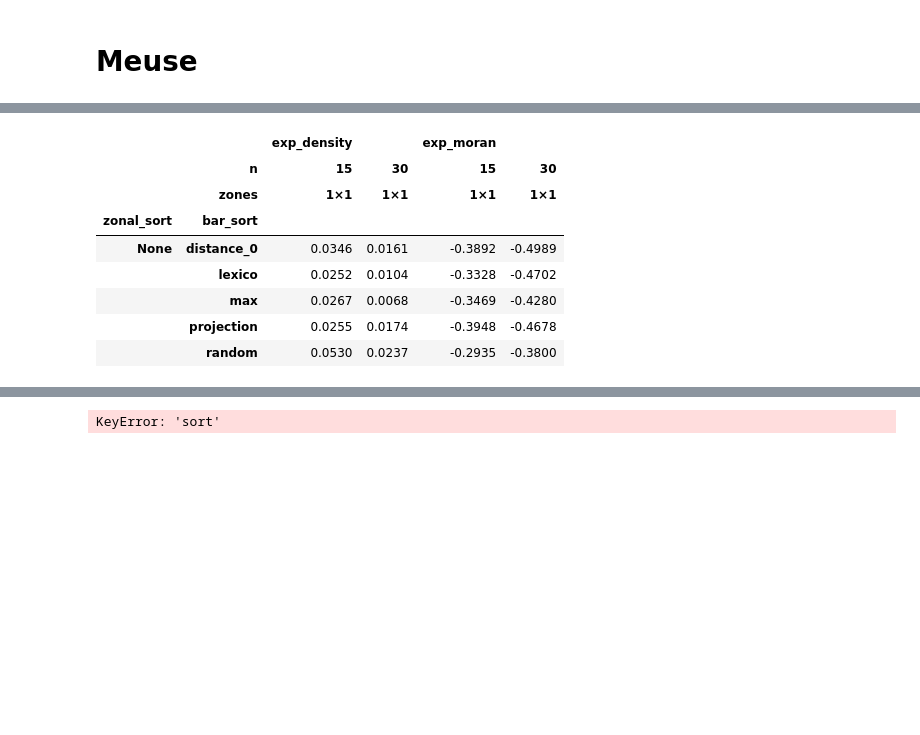
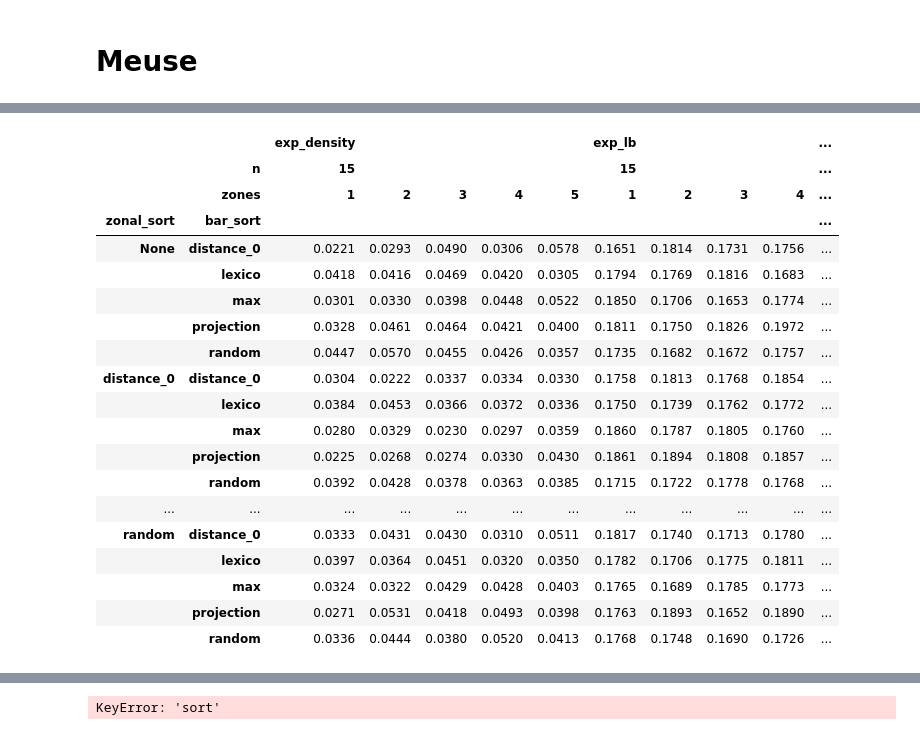
Before and after one commit to mehdimhb/geometric-sampling, a Jupyter notebook: Simulations/Expectation.ipynb, the cells around one changed output, grey strips where cells are left out. Drawn from its saved outputs; the diff is of its cells as text; code cells hidden in the pictures; blank space fills up the shorter version.

Commit message:
Add handling missing samples

```diff
--- a/Simulations/Expectation.ipynb
+++ b/Simulations/Expectation.ipynb
@@ -272,3 +242,0 @@ np.float64(30.0)
-# %%
-moran_scores, lb_scores = score_all_samples_moran_lb(coords, probs, samples)
-np.argmax(moran_scores), moran_scores[np.argmax(moran_scores)]
@@ -303,6 +265,8 @@ def evaluate_meuse(
     coords = coords_dict['meuse']
     probs = probs_dict['meuse']['equal']
 
+    best_moran_sofar = 0
+
     for n, zones, zone_mode, zonal_sort, sort_method in tqdm(
         combos,
         desc="Total combos",
@@ -315,12 +279,13 @@ def evaluate_meuse(
         kss = gs.sampling.KMeansSpatialSamplingSimple(
             coords, modified_probs,
             n=n,
-            n_zones=zones if zone_mode == 'sweep' else zones[0]+1,
+            n_zones=zones,
             tolerance=tolerance,
             split_size=split_size,
             zone_mode=zone_mode,
             sort_method=sort_method,
-            zonal_sort=zonal_sort
+            zonal_sort=zonal_sort,
+            max_missed_samples=1
         )
 
         density_expected = np.round(kss.expected_score(), 4)
@@ -333,6 +298,10 @@ def evaluate_meuse(
 
         lb_expected = np.round(kss.expected_score(lb_scores), 4)
         lb_val = np.round(kss.var_score(lb_scores), 4)
+
+        if moran_expected < best_moran_sofar:
+            best_moran_sofar = moran_expected
+            print()
 
         records.append({
             'n': n,
@@ -353,13 +322,13 @@ def evaluate_meuse(
 df = evaluate_meuse(
     coords_dict,
     probs_dict,
-    n_values=[15, 30],
-    zone_list=[(1, 1)],
-    # zone_list=[2, 3, 4, 5],
+    n_values=[15],
+    # zone_list=[(1, 1), (2, 2)],
+    zone_list=[1, 2, 3, 4, 5],
     sort_method_list=['lexico', 'random', 'distance_0', 'projection', "max"],
-    # zonal_sort_list=[None,'lexico', 'random', 'distance_0', 'projection', "max"],
-    zonal_sort_list=[None],
-    zone_mode_list=['sweep'],
+    zonal_sort_list=[None,'lexico', 'random', 'distance_0', 'projection', "max"],
+    # zonal_sort_list=[None],
+    zone_mode_list=['cluster'],
     tolerance=5,
     split_size=1e-3,
 )
@@ -377,22 +403,33 @@ df = evaluate_meuse(
 # %%
 summary = df.pivot_table(
-    values=['exp_density', 'exp_moran'],
+    values=['exp_density', 'exp_moran', 'exp_lb'],
     columns=['n', 'zones'],
     index=['zonal_sort', 'bar_sort'],
     aggfunc='first'
 )
 
 summary
 # %% [output]
-|  |  | exp_density |  | exp_moran |  |
-|  | n | 15 | 30 | 15 | 30 |
-|  | zones | 1×1 | 1×1 | 1×1 | 1×1 |
-| zonal_sort | bar_sort |  |  |  |  |
-| None | distance_0 | 0.0346 | 0.0161 | -0.3892 | -0.4989 |
-|  | lexico | 0.0252 | 0.0104 | -0.3328 | -0.4702 |
-|  | max | 0.0267 | 0.0068 | -0.3469 | -0.4280 |
-|  | projection | 0.0255 | 0.0174 | -0.3948 | -0.4678 |
-|  | random | 0.0530 | 0.0237 | -0.2935 | -0.3800 |
+|  |  | exp_density |  |  |  |  | exp_lb |  |  |  | ... |
+|  | n | 15 |  |  |  |  | 15 |  |  |  | ... |
+|  | zones | 1 | 2 | 3 | 4 | 5 | 1 | 2 | 3 | 4 | ... |
+| zonal_sort | bar_sort |  |  |  |  |  |  |  |  |  | ... |
+| None | distance_0 | 0.0221 | 0.0293 | 0.0490 | 0.0306 | 0.0578 | 0.1651 | 0.1814 | 0.1731 | 0.1756 | ... |
+|  | lexico | 0.0418 | 0.0416 | 0.0469 | 0.0420 | 0.0305 | 0.1794 | 0.1769 | 0.1816 | 0.1683 | ... |
+|  | max | 0.0301 | 0.0330 | 0.0398 | 0.0448 | 0.0522 | 0.1850 | 0.1706 | 0.1653 | 0.1774 | ... |
+|  | projection | 0.0328 | 0.0461 | 0.0464 | 0.0421 | 0.0400 | 0.1811 | 0.1750 | 0.1826 | 0.1972 | ... |
+|  | random | 0.0447 | 0.0570 | 0.0455 | 0.0426 | 0.0357 | 0.1735 | 0.1682 | 0.1672 | 0.1757 | ... |
+| distance_0 | distance_0 | 0.0304 | 0.0222 | 0.0337 | 0.0334 | 0.0330 | 0.1758 | 0.1813 | 0.1768 | 0.1854 | ... |
+|  | lexico | 0.0384 | 0.0453 | 0.0366 | 0.0372 | 0.0336 | 0.1750 | 0.1739 | 0.1762 | 0.1772 | ... |
+|  | max | 0.0280 | 0.0329 | 0.0230 | 0.0297 | 0.0359 | 0.1860 | 0.1787 | 0.1805 | 0.1760 | ... |
+|  | projection | 0.0225 | 0.0268 | 0.0274 | 0.0330 | 0.0430 | 0.1861 | 0.1894 | 0.1808 | 0.1857 | ... |
+|  | random | 0.0392 | 0.0428 | 0.0378 | 0.0363 | 0.0385 | 0.1715 | 0.1722 | 0.1778 | 0.1768 | ... |
+| ... | ... | ... | ... | ... | ... | ... | ... | ... | ... | ... | ... |
+| random | distance_0 | 0.0333 | 0.0431 | 0.0430 | 0.0310 | 0.0511 | 0.1817 | 0.1740 | 0.1713 | 0.1780 | ... |
+|  | lexico | 0.0397 | 0.0364 | 0.0451 | 0.0320 | 0.0350 | 0.1782 | 0.1706 | 0.1775 | 0.1811 | ... |
+|  | max | 0.0324 | 0.0322 | 0.0429 | 0.0428 | 0.0403 | 0.1765 | 0.1689 | 0.1785 | 0.1773 | ... |
+|  | projection | 0.0271 | 0.0531 | 0.0418 | 0.0493 | 0.0398 | 0.1763 | 0.1893 | 0.1652 | 0.1890 | ... |
+|  | random | 0.0336 | 0.0444 | 0.0380 | 0.0520 | 0.0413 | 0.1768 | 0.1748 | 0.1690 | 0.1726 | ... |
 # %%
 top_n_records(df, ['zonal_sort', 'bar_sort', 'zones'], k=10)
 # %% [output]
```
Also changed, not shown: parts of 8 cells of this notebook, 4 other files.
